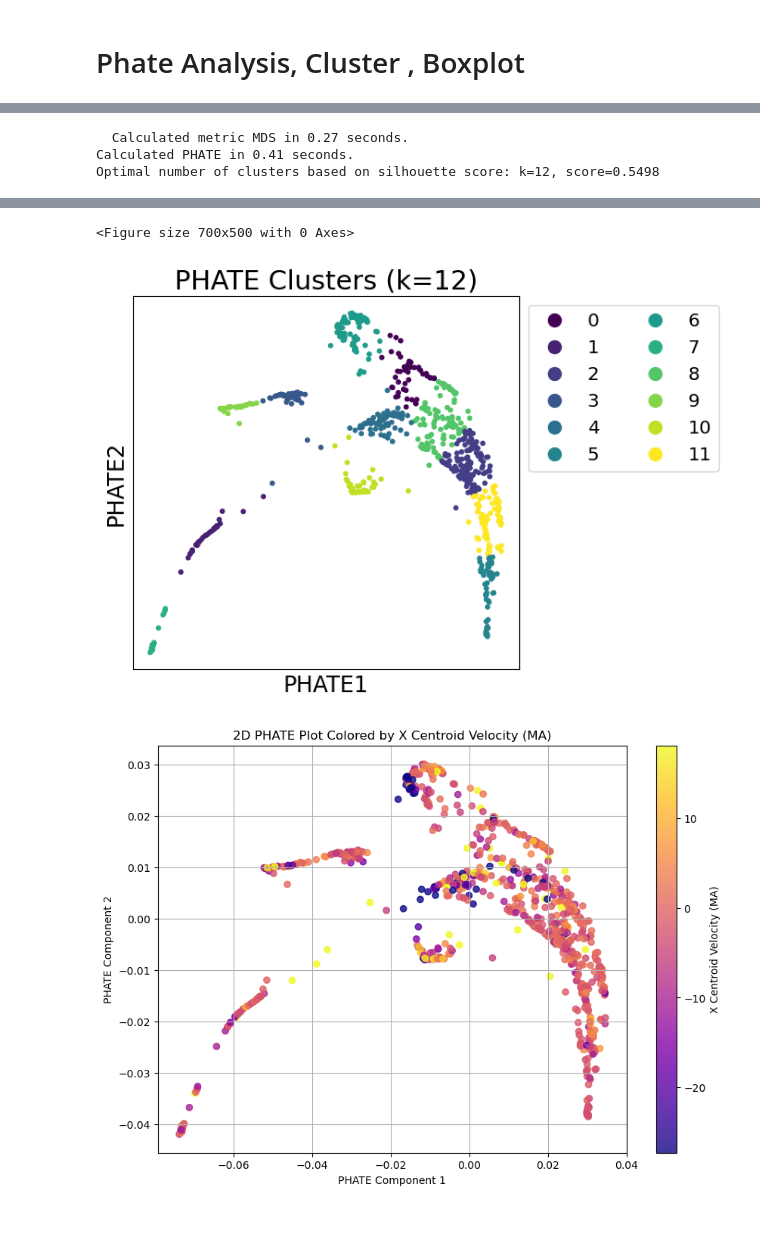
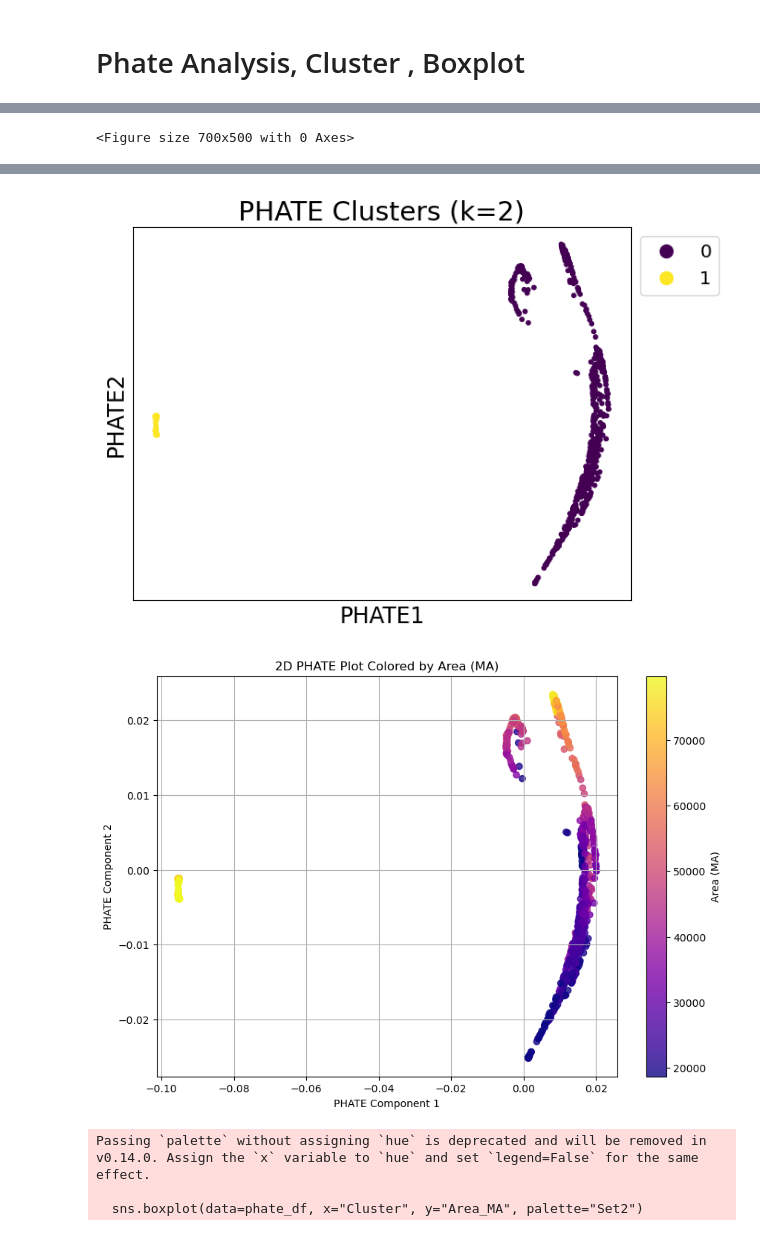
Before and after one commit to mina-mahbub/EmbedTrack_Mina, a Jupyter notebook: Cell_Frame-Video/Track_Video_Shape_Median_Track_New.ipynb, the cells around one changed output, grey strips where cells are left out. Saved outputs shown, nothing was run; the diff lists cells and outputs as text; code cells hidden in the pictures.

```diff
--- a/Cell_Frame-Video/Track_Video_Shape_Median_Track_New.ipynb
+++ b/Cell_Frame-Video/Track_Video_Shape_Median_Track_New.ipynb
@@ -790,7 +1464,7 @@ def apply_phate(csv_path, output_directory, window_size, variance_threshold=0.95
 
     # Determine optimal k using silhouette score
     silhouette_scores = []
-    k_range = range(3, 15)
+    k_range = range(2, 15)
     for k in k_range:
         kmeans_temp = KMeans(n_clusters=k, random_state=44, n_init='auto').fit(X_phate)
         score = silhouette_score(X_phate, kmeans_temp.labels_)
@@ -821,7 +1495,8 @@ def apply_phate(csv_path, output_directory, window_size, variance_threshold=0.95
     # Save PHATE results
     phate_df = pd.DataFrame(X_phate, columns=["PHATE1", "PHATE2"])
     phate_df["Cell Number"] = mini_df["Cell Number"]
-    phate_df["X_Centroid_Velocity_MA"] = mini_df["X_Centroid_Velocity_MA"]
+    # phate_df["Y_Centroid_Velocity_MA"] = mini_df["Y_Centroid_Velocity_MA"]
+    phate_df["Area_MA"] = mini_df["Area_MA"]
     phate_df["Cluster"] = clusters
 
     # Save to CSV
@@ -846,14 +1521,26 @@ def apply_phate(csv_path, output_directory, window_size, variance_threshold=0.95
     # plt.show()
 
     # Plot PHATE colored by Y Centroid Velocity (with clipping)
-    vmin = np.percentile(phate_df["X_Centroid_Velocity_MA"], 5)
-    vmax = np.percentile(phate_df["X_Centroid_Velocity_MA"], 95)
+    # vmin = np.percentile(phate_df["Y_Centroid_Velocity_MA"], 5)
+    # vmax = np.percentile(phate_df["Y_Centroid_Velocity_MA"], 95)
+
+    vmin = np.percentile(phate_df["Area_MA"], 5)
+    vmax = np.percentile(phate_df["Area_MA"], 95)
 
     plt.figure(figsize=(10, 7))
+    # sc_vel = plt.scatter(phate_df["PHATE1"], phate_df["PHATE2"],
+    #                      c=phate_df["Y_Centroid_Velocity_MA"], cmap='plasma', alpha=0.8, vmin=vmin, vmax=vmax)
+    # plt.colorbar(sc_vel, label="Y Centroid Velocity (MA)")
+    # plt.title("2D PHATE Plot Colored by Y Centroid Velocity (MA)")
+
+
     sc_vel = plt.scatter(phate_df["PHATE1"], phate_df["PHATE2"],
-                         c=phate_df["X_Centroid_Velocity_MA"], cmap='plasma', alpha=0.8, vmin=vmin, vmax=vmax)
-    plt.colorbar(sc_vel, label="X Centroid Velocity (MA)")
-    plt.title("2D PHATE Plot Colored by X Centroid Velocity (MA)")
+                         c=phate_df["Area_MA"], cmap='plasma', alpha=0.8, vmin=vmin, vmax=vmax)
+    plt.colorbar(sc_vel, label="Area (MA)")
+    plt.title("2D PHATE Plot Colored by Area (MA)")
+
+
+
     plt.xlabel("PHATE Component 1")
     plt.ylabel("PHATE Component 2")
     plt.grid(True)
@@ -865,14 +1552,27 @@ def apply_phate(csv_path, output_directory, window_size, variance_threshold=0.95
 
 
     # --- Seaborn Boxplot: X Centroid Velocity by Cluster ---
-    vmin = phate_df["X_Centroid_Velocity_MA"].quantile(0.05)
-    vmax = phate_df["X_Centroid_Velocity_MA"].quantile(0.95)
+    # vmin = phate_df["Y_Centroid_Velocity_MA"].quantile(0.05)
+    # vmax = phate_df["Y_Centroid_Velocity_MA"].quantile(0.95)
+
+    vmin = phate_df["Area_MA"].quantile(0.05)
+    vmax = phate_df["Area_MA"].quantile(0.95)
+
+
     plt.figure(figsize=(10, 6))
-    sns.boxplot(data=phate_df, x="Cluster", y="X_Centroid_Velocity_MA", palette="Set2")
-    sns.stripplot(data=phate_df, x="Cluster", y="X_Centroid_Velocity_MA", color='gray', alpha=0.5, jitter=0.2, size=3)
-    plt.title("X Centroid Velocity (MA) by Cluster", fontsize=14)
+    # sns.boxplot(data=phate_df, x="Cluster", y="Y_Centroid_Velocity_MA", palette="Set2")
+    # sns.stripplot(data=phate_df, x="Cluster", y="Y_Centroid_Velocity_MA", color='gray', alpha=0.5, jitter=0.2, size=3)
+    # plt.title("Y Centroid Velocity (MA) by Cluster", fontsize=14)
+    # plt.ylabel("Y Centroid Velocity (MA)")
+
+    sns.boxplot(data=phate_df, x="Cluster", y="Area_MA", palette="Set2")
+    sns.stripplot(data=phate_df, x="Cluster", y="Area_MA", color='gray', alpha=0.5, jitter=0.2, size=3)
+    plt.title("Area (MA) by Cluster", fontsize=14)
+    plt.ylabel("Area (MA)")
+
+
+
     plt.xlabel("Cluster")
-    plt.ylabel("X Centroid Velocity (MA)")
     plt.tight_layout()
     plt.ylim(vmin, vmax)
     # plt.savefig(os.path.join(output_directory, f"Seaborn_Boxplot_XVelocity_By_Cluster_{window_size}.png"))
@@ -899,14 +1599,18 @@ def apply_phate(csv_path, output_directory, window_size, variance_threshold=0.95
 
 
 window_size = 5
-output_directory = "/home/MinaHossain/EmbedTrack/Cell_Frame-Video/Shape_Measure-Median"
-input_directory = "/home/MinaHossain/EmbedTrack/Cell_Frame-Video/Shape_Measure-Median"
+output_directory = "/home/MinaHossain/EmbedTrack/Cell_Frame-Video/Track_New_Output"
+input_directory = "/home/MinaHossain/EmbedTrack/Cell_Frame-Video/Track_New_Output"
 csv_path = os.path.join(input_directory, f"Cells_Centroid_Velocity_TrueLabel_MA_Median_{window_size}.csv")
 
 phate_results, best_k = apply_phate(csv_path, output_directory, window_size)
 print(phate_results.head(10))
 print(f"Best cluster count (k): {best_k}")
 
+
+# mask_directory = "/home/MinaHossain/EmbedTrack/Shape_measure/Track_New"
+# output_directory = "/home/MinaHossain/EmbedTrack/Cell_Frame-Video/Track_New_Output"
+
 # # Optionally, color by another feature
 # color_by_feature(phate_results, "X_Centroid_Velocity_MA", output_directory, window_size)
 # %% [output]
@@ -928,3 +1636 @@ Calculating PHATE...
-  Calculated metric MDS in 0.27 seconds.
-Calculated PHATE in 0.41 seconds.
-Optimal number of clusters based on silhouette score: k=12, score=0.5498
+<Figure size 700x500 with 0 Axes>
@@ -932,3 +1637,5 @@ Optimal number of clusters based on silhouette score: k=12, score=0.5498
-<Figure size 700x500 with 0 Axes>
-[figure, old version]
+[figure, new version]
-[figure, old version]
+[figure, new version]
+Passing `palette` without assigning `hue` is deprecated and will be removed in v0.14.0. Assign the `x` variable to `hue` and set `legend=False` for the same effect.
+
+  sns.boxplot(data=phate_df, x="Cluster", y="Area_MA", palette="Set2")
```
Also changed, not shown: parts of 14 cells of this notebook, 15 other files.
